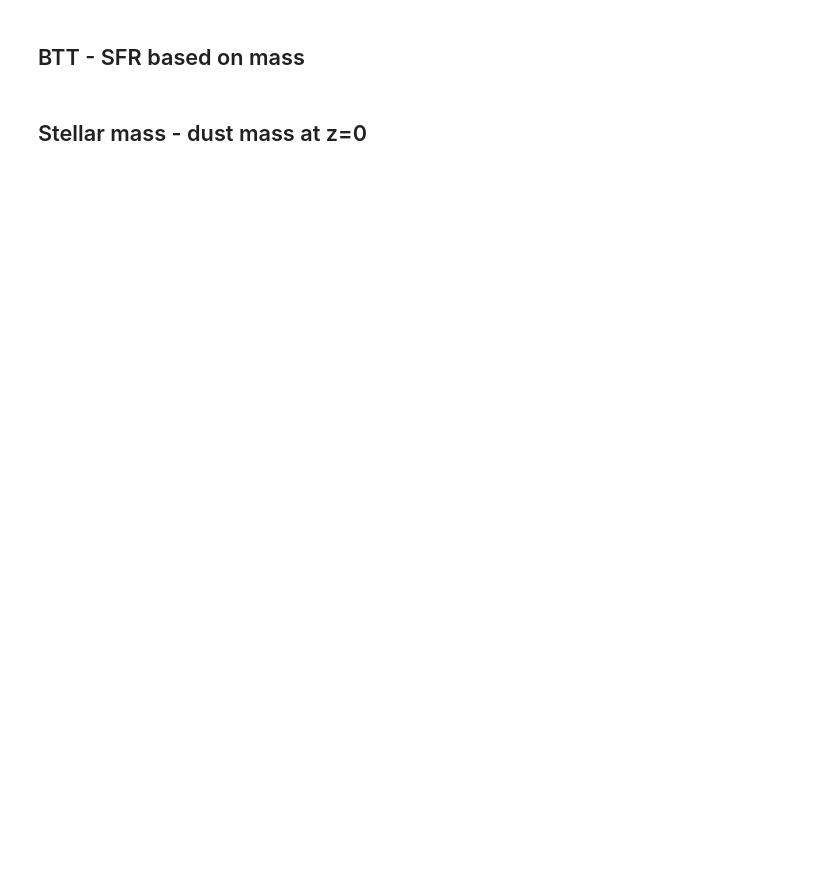
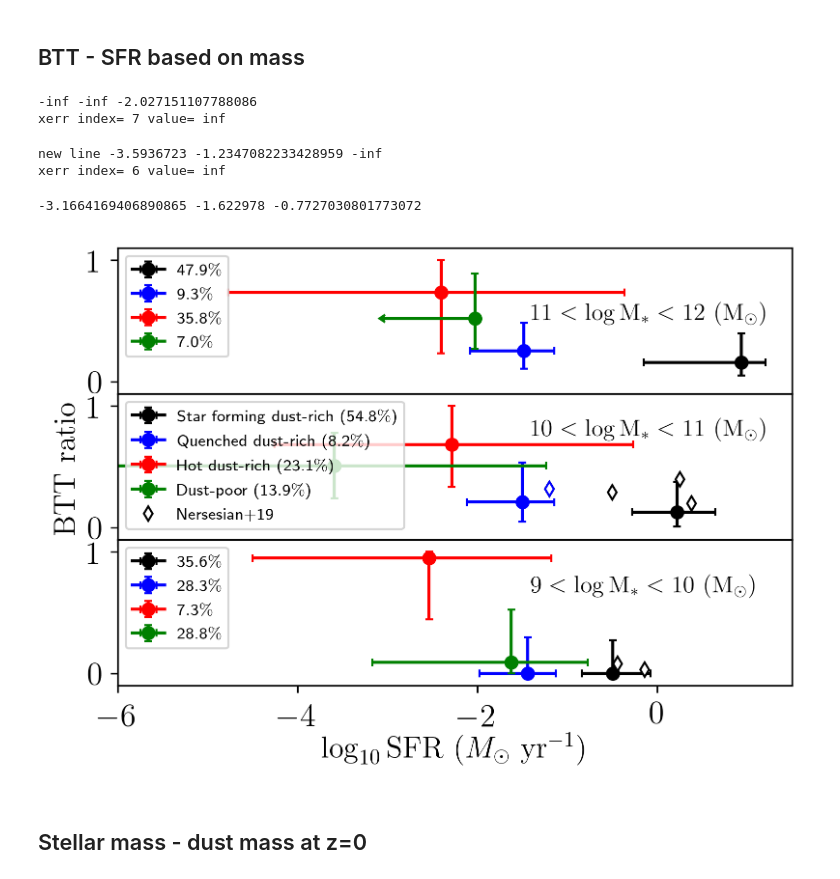
Before and after one commit to darrencroton/sage, a Jupyter notebook: analysis/dust-result.ipynb, the cells around one changed output. Saved outputs shown, nothing was run; the diff lists cells and outputs as text; code cells hidden in the pictures; blank space fills up the shorter version.

```diff
--- a/analysis/dust-result.ipynb
+++ b/analysis/dust-result.ipynb
@@ -9,8 +9,8 @@ from astropy.cosmology import FlatLambdaCDM
 cosmo = FlatLambdaCDM(H0=73, Om0=0.25)
 # %%
 Hubble_h = 0.73
-BoxSize = ((62.5**3) * (8/8))**(1/3)
-#BoxSize = ((500**3) * (512/512))**(1/3)
+#BoxSize = ((62.5**3) * (8/8))**(1/3)
+BoxSize = ((500**3) * (512/512))**(1/3)
 #BoxSize = ((1000**3) * (1000/1000))**(1/3)
 #BoxSize = ((250**3) * (1/125))**(1/3)
 #print(BoxSize)
@@ -4265,34 +4266,41 @@ plt.errorbar(med_sfr_a, med_btt_a, yerr=([yerr[0]], [yerr[1]]),
             label="%.1f" % A + '$\%$')
 plt.errorbar(med_sfr_b, med_btt_b, yerr=([yerr[2]], [yerr[3]]),
          xerr=([xerr[2]], [xerr[3]]), color='b', marker='o',
             label="%.1f" % B + '$\%$')
 plt.errorbar(med_sfr_c, med_btt_c, yerr=([yerr[4]], [yerr[5]]),
          xerr=([xerr[4]], [xerr[5]]), color='r', marker='o',
             label="%.1f" % C + '$\%$')
 plt.errorbar(med_sfr_d, med_btt_d, yerr=([yerr[6]], [yerr[7]]),
          xerr=([xerr[6]], [xerr[7]]), xuplims=0, color='g', marker='o',
             label="%.1f" % D + '$\%$')
 '''
 
 plt.errorbar(up_sfr_d, med_btt_d, yerr=([yerr[0]], [yerr[1]]),
          xerr=([1], [xerr[1]]), xuplims=1, color='g', marker='o',
             label="%.1f" % D + '$\%$')
 '''
 x = [-0.14, -0.44]
 y = [10**(-1.5), 10**(-1.1)]
 plt.errorbar(x, y, fmt='kd', markersize=5, mfc='white')
 plt.ylim(-0.1, 1.1)
 plt.xlim(-6, 1.5)
 plt.legend(loc='upper left', prop={'size': 8})
 
 
 plt.subplots_adjust(wspace=0, hspace=0)
 plt.xlabel(r'$\log_{10} \mathrm{SFR}\ (M_{\odot}\ \mathrm{yr}^{-1})$', fontsize=15)
-fig.text(0.03, 0.5, 'Bulge-to-total ratio', fontsize=15, va='center', rotation='vertical')
+fig.text(0.05, 0.5, r'$\mathrm{BTT}\ \mathrm{ratio}$', fontsize=15, va='center', rotation='vertical')
 fig.text(0.6, 0.28, r'$9 <\log \mathrm{M_*}<10\ (\mathrm{M_\odot})$')
 fig.text(0.6, 0.55, r'$10 <\log \mathrm{M_*}<11\ (\mathrm{M_\odot})$')
 fig.text(0.6, 0.75, r'$11 <\log \mathrm{M_*}<12\ (\mathrm{M_\odot})$')
 plt.savefig('plots/btt-sfr-mass-test-bulge3.png', bbox_inches='tight')
+# %% [output]
+-inf -inf -2.027151107788086
+xerr index= 7 value= inf
+new line -3.5936723 -1.2347082233428959 -inf
+xerr index= 6 value= inf
+-3.1664169406890865 -1.622978 -0.7727030801773072
+[figure, added]
 # %% [markdown]
 ## Stellar mass - dust mass at z=0
 # %%
```
Also changed, not shown: parts of 10 cells of this notebook.
